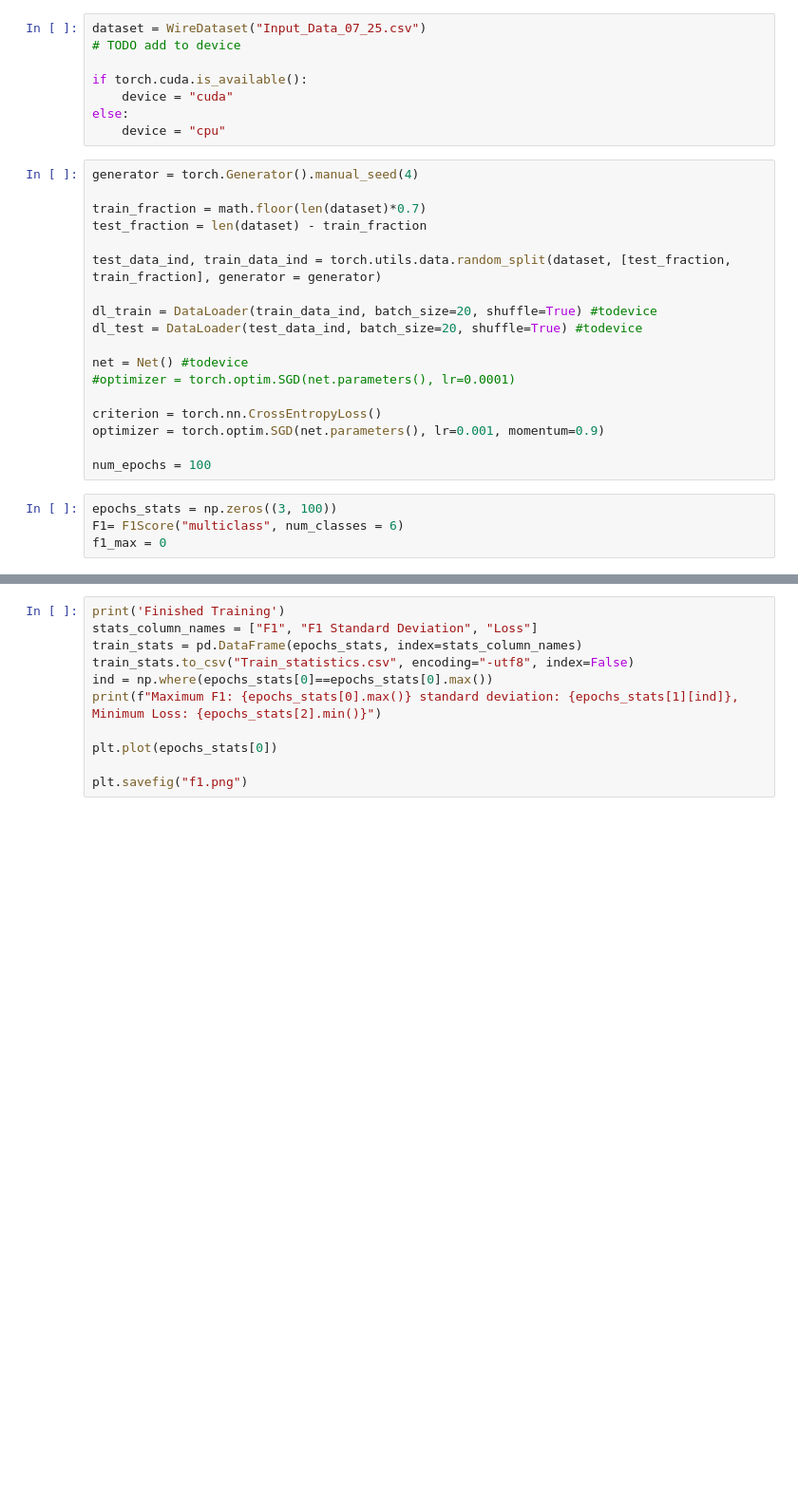
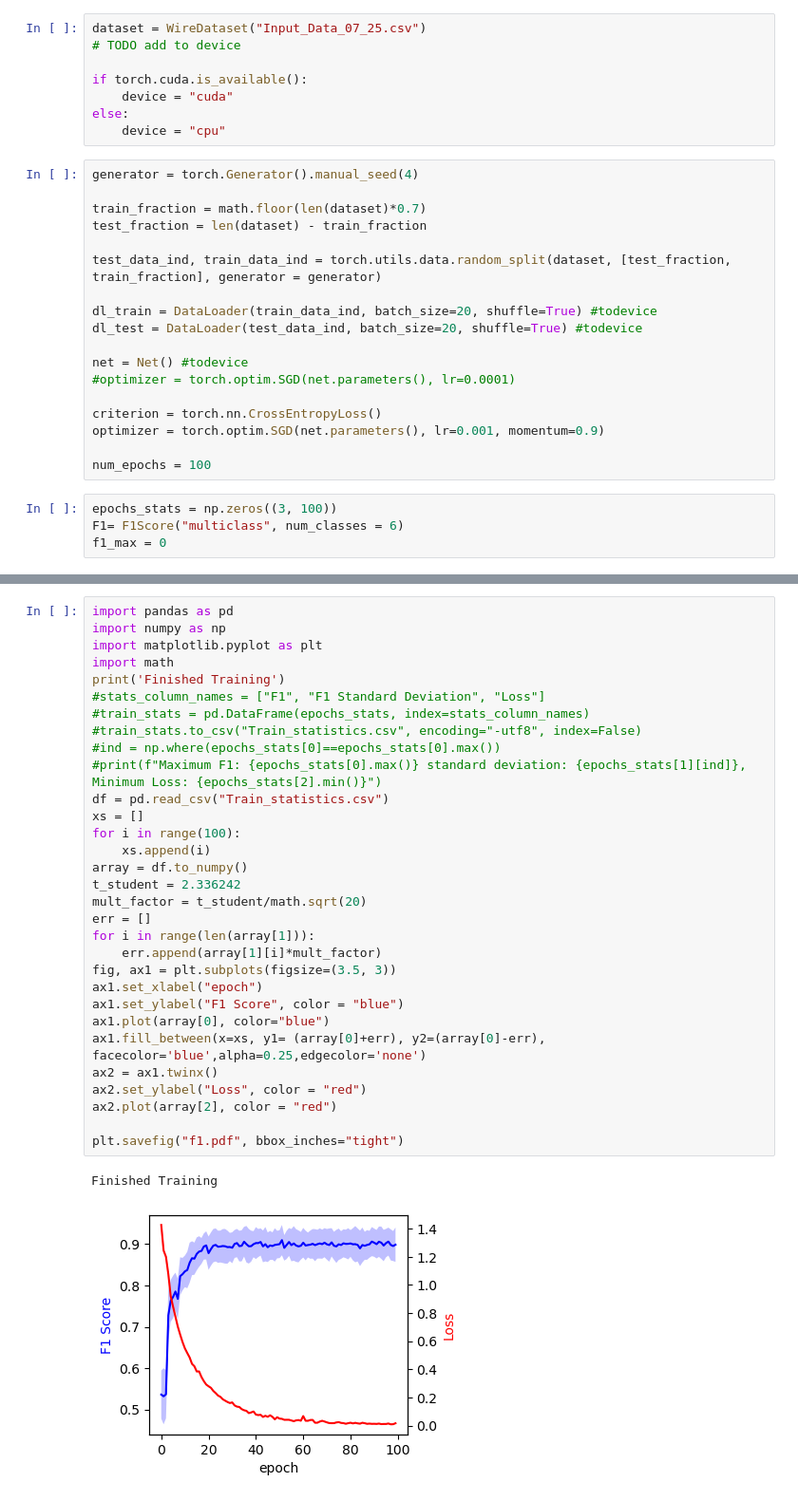
Before and after one commit to Enrico-Brugn/Image_Classifier, a Jupyter notebook: ML_load_run.ipynb, the cells around one changed output, grey strips where cells are left out. Shown at 95% size. Saved outputs shown, nothing was run; the diff lists cells and outputs as text; blank space fills up the shorter version.

```diff
--- a/ML_load_run.ipynb
+++ b/ML_load_run.ipynb
@@ -89,14 +265,37 @@ for epoch in range(num_epochs):  # loop over the dataset multiple times
 # %%
+import pandas as pd
+import numpy as np
+import matplotlib.pyplot as plt
+import math
 print('Finished Training')
-stats_column_names = ["F1", "F1 Standard Deviation", "Loss"]
-train_stats = pd.DataFrame(epochs_stats, index=stats_column_names)
-train_stats.to_csv("Train_statistics.csv", encoding="-utf8", index=False)
-ind = np.where(epochs_stats[0]==epochs_stats[0].max())
-print(f"Maximum F1: {epochs_stats[0].max()} standard deviation: {epochs_stats[1][ind]}, Minimum Loss: {epochs_stats[2].min()}")
+#stats_column_names = ["F1", "F1 Standard Deviation", "Loss"]
+#train_stats = pd.DataFrame(epochs_stats, index=stats_column_names)
+#train_stats.to_csv("Train_statistics.csv", encoding="-utf8", index=False)
+#ind = np.where(epochs_stats[0]==epochs_stats[0].max())
+#print(f"Maximum F1: {epochs_stats[0].max()} standard deviation: {epochs_stats[1][ind]}, Minimum Loss: {epochs_stats[2].min()}")
+df = pd.read_csv("Train_statistics.csv")
+xs = []
+for i in range(100):
+    xs.append(i)
+array = df.to_numpy()
+t_student = 2.336242
+mult_factor = t_student/math.sqrt(20)
+err = []
+for i in range(len(array[1])):
+    err.append(array[1][i]*mult_factor)
+fig, ax1 = plt.subplots(figsize=(3.5, 3))
+ax1.set_xlabel("epoch")
+ax1.set_ylabel("F1 Score", color = "blue")
+ax1.plot(array[0], color="blue")
+ax1.fill_between(x=xs, y1= (array[0]+err), y2=(array[0]-err), facecolor='blue',alpha=0.25,edgecolor='none')
+ax2 = ax1.twinx()
+ax2.set_ylabel("Loss", color = "red")
+ax2.plot(array[2], color = "red")
 
-plt.plot(epochs_stats[0])
-
-plt.savefig("f1.png")
+plt.savefig("f1.pdf", bbox_inches="tight")
+# %% [output]
+Finished Training
+[figure, added]
 # %%
 
 mcr = MulticlassRecall(num_classes=6, average=None)
```
Also changed, not shown: parts of 3 cells of this notebook, 1 other file.
